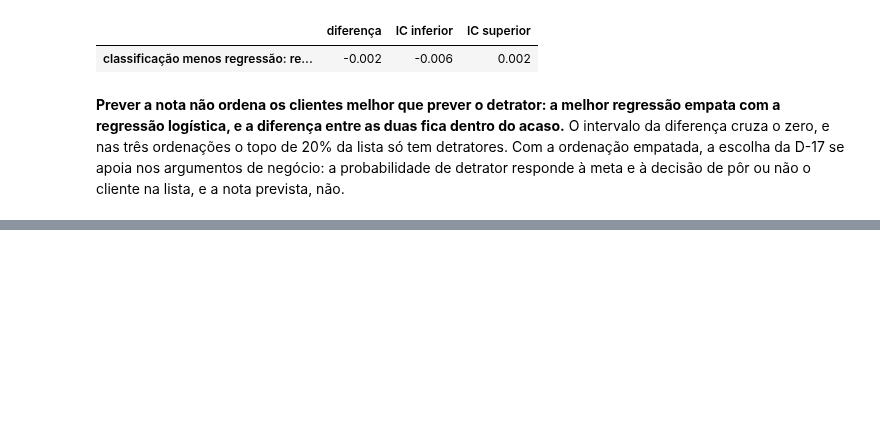
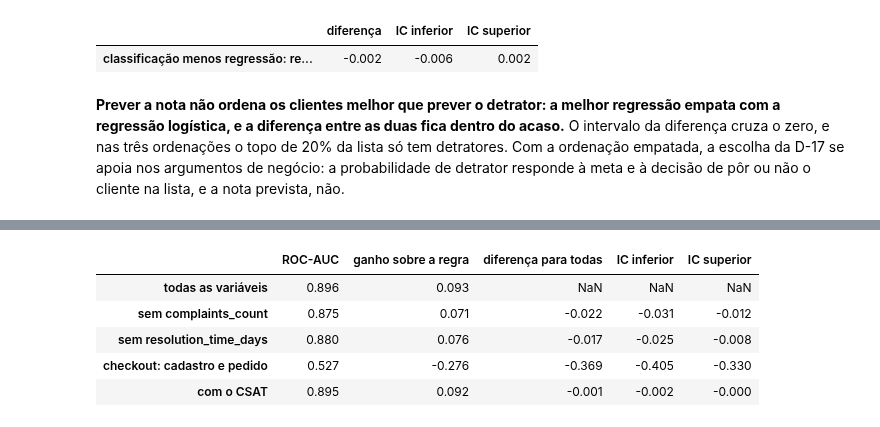
Before and after one commit to jpvbrandaos/tech-challenge-nps-preditivo, a Jupyter notebook: notebooks/03_modelagem.ipynb, the cells around one changed output, grey strips where cells are left out. Drawn from its saved outputs; the diff is of its cells as text; code cells hidden in the pictures; blank space fills up the shorter version.

```diff
--- a/notebooks/03_modelagem.ipynb
+++ b/notebooks/03_modelagem.ipynb
@@ -165,0 +207,30 @@ pd.DataFrame({f"classificação menos {best_regression}": difference}).T.round(3
+# %%
+variants = {
+    "todas as variáveis": FEATURES,
+    "sem complaints_count": [column for column in FEATURES if column != "complaints_count"],
+    "sem resolution_time_days": [
+        column for column in FEATURES if column != "resolution_time_days"
+    ],
+    "checkout: cadastro e pedido": CHECKOUT_FEATURES,
+    "com o CSAT": [*FEATURES, "csat_internal_score"],
+}
+variant_risk = {
+    name: out_of_fold(with_features(model, columns), train[columns], y_train, splits)
+    for name, columns in variants.items()
+}
+
+rule_auc = roc_auc_score(y_train, delay_rule)
+rows = {}
+for name, risk in variant_risk.items():
+    auc = roc_auc_score(y_train, risk)
+    rows[name] = {"ROC-AUC": auc, "ganho sobre a regra": auc - rule_auc}
+    if name != "todas as variáveis":
+        rows[name] |= auc_difference(y_train, risk, variant_risk["todas as variáveis"])
+pd.DataFrame(rows).T.rename(columns={"diferença": "diferença para todas"}).round(3)
+# %% [output]
+|  | ROC-AUC | ganho sobre a regra | diferença para todas | IC inferior | IC superior |
+| todas as variáveis | 0.896 | 0.093 | NaN | NaN | NaN |
+| sem complaints_count | 0.875 | 0.071 | -0.022 | -0.031 | -0.012 |
+| sem resolution_time_days | 0.880 | 0.076 | -0.017 | -0.025 | -0.008 |
+| checkout: cadastro e pedido | 0.527 | -0.276 | -0.369 | -0.405 | -0.330 |
+| com o CSAT | 0.895 | 0.092 | -0.001 | -0.002 | -0.000 |
```
Also changed, not shown: parts of 8 cells of this notebook, 2 other files.
